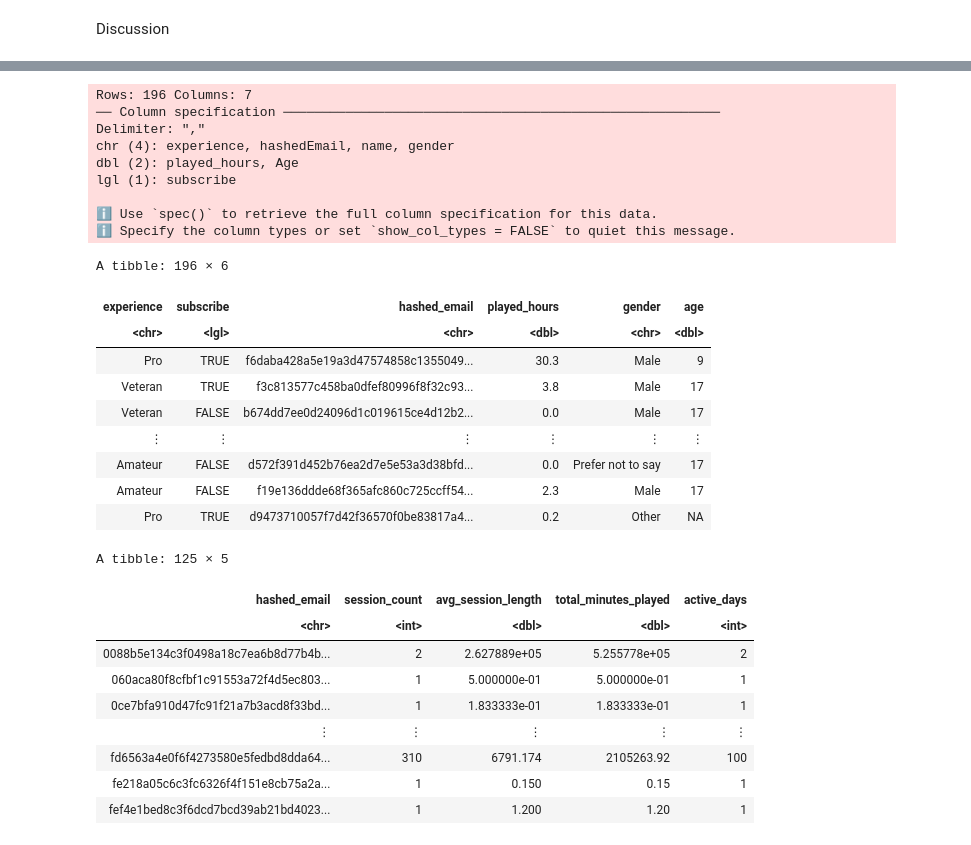
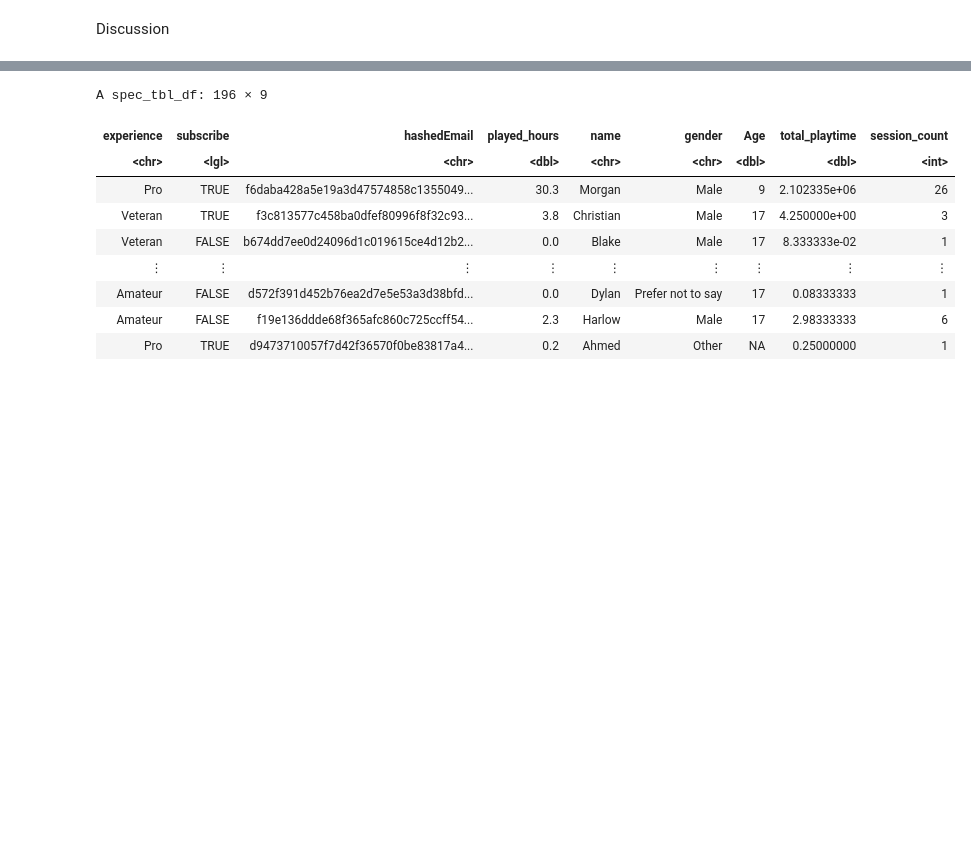
Before and after one commit to Zohranikjo/Game-Related-Newsletter-Subscription-Prediction-, a Jupyter notebook: subscription_modeling.ipynb, the cells around one changed output, grey strips where cells are left out. Saved outputs shown, nothing was run; the diff lists cells and outputs as text; code cells hidden in the pictures; blank space fills up the shorter version.

```diff
--- a/subscription_modeling.ipynb
+++ b/subscription_modeling.ipynb
@@ -86,15 +80,17 @@ A spec_tbl_df: 1535 × 5
 | fd6563a4e0f6f4273580e5fedbd8dda64... | 25/07/2024 06:15 | 25/07/2024 06:22 | 1.72189e+12 | 1.72189e+12 |
 | 36d9cbb4c6bc0c1a6911436d2da0d09ec... | 20/05/2024 02:26 | 20/05/2024 02:45 | 1.71617e+12 | 1.71617e+12 |
 # %%
+# 1. Calculate session length safely
 sessions <- sessions |>
-mutate(start_time = ymd_hms(start_time),
+  mutate(
+    start_time = ymd_hms(start_time),
     end_time = ymd_hms(end_time),
     session_seconds = as.numeric(difftime(end_time, start_time, units = "secs")),
-    session_length = session_seconds / 60  # keep it named session_length (now in minutes)
+    session_length = session_seconds / 60  # minutes
   ) |>
-  select(-session_length, everything()) |>  # remove old column if it still exists
-  relocate(session_length, .after = end_time)  # optional: move it next to time cols
-
+  filter(session_length > 0) |>  # ❗ remove negative/zero durations
+  select(-session_seconds) |>
+  relocate(session_length, .after = end_time)
 
 sessions
 # %% [output]
@@ -111,14 +107,12 @@ A tibble: 1535 × 7
 # %% [markdown]
 Discussion
 # %%
+# 2. Summarize playtime + sessions per player
 session_summary <- sessions |>
   group_by(hashedEmail) |>
-  summarise(
-    session_count = n(),
-    avg_session_length = mean(session_length, na.rm = TRUE),
-    total_minutes_played = sum(session_length, na.rm = TRUE),
-    active_days = n_distinct(as_date(start_time)),
-    .groups = "drop"
+  summarize(
+    total_playtime = sum(session_length, na.rm = TRUE),
+    session_count = n()
   )
 session_summary
 # %% [output]
@@ -135,39 +129,17 @@ A tibble: 125 × 5
 # %%
-players <- read_csv("Data/players.csv") |>
-  janitor::clean_names() |>
-  select(-name)
-players
-
-session_summary <- session_summary |> janitor::clean_names()
-session_summary
+# 3. Join with players dataset
+player_data <- players |>
+  left_join(session_summary, by = "hashedEmail")
+player_data
 # %% [output]
-Rows: 196 Columns: 7
-── Column specification ────────────────────────────────────────────────────────
-Delimiter: ","
-chr (4): experience, hashedEmail, name, gender
-dbl (2): played_hours, Age
-lgl (1): subscribe
-
-ℹ Use `spec()` to retrieve the full column specification for this data.
-ℹ Specify the column types or set `show_col_types = FALSE` to quiet this message.
+A spec_tbl_df: 196 × 9
-A tibble: 196 × 6
-| experience | subscribe | hashed_email | played_hours | gender | age |
-| <chr> | <lgl> | <chr> | <dbl> | <chr> | <dbl> |
-| Pro | TRUE | f6daba428a5e19a3d47574858c1355049... | 30.3 | Male | 9 |
-| Veteran | TRUE | f3c813577c458ba0dfef80996f8f32c93... | 3.8 | Male | 17 |
-| Veteran | FALSE | b674dd7ee0d24096d1c019615ce4d12b2... | 0.0 | Male | 17 |
-| ⋮ | ⋮ | ⋮ | ⋮ | ⋮ | ⋮ |
-| Amateur | FALSE | d572f391d452b76ea2d7e5e53a3d38bfd... | 0.0 | Prefer not to say | 17 |
-| Amateur | FALSE | f19e136ddde68f365afc860c725ccff54... | 2.3 | Male | 17 |
-| Pro | TRUE | d9473710057f7d42f36570f0be83817a4... | 0.2 | Other | NA |
+| experience | subscribe | hashedEmail | played_hours | name | gender | Age | total_playtime | session_count |
+| <chr> | <lgl> | <chr> | <dbl> | <chr> | <chr> | <dbl> | <dbl> | <int> |
+| Pro | TRUE | f6daba428a5e19a3d47574858c1355049... | 30.3 | Morgan | Male | 9 | 2.102335e+06 | 26 |
+| Veteran | TRUE | f3c813577c458ba0dfef80996f8f32c93... | 3.8 | Christian | Male | 17 | 4.250000e+00 | 3 |
+| Veteran | FALSE | b674dd7ee0d24096d1c019615ce4d12b2... | 0.0 | Blake | Male | 17 | 8.333333e-02 | 1 |
+| ⋮ | ⋮ | ⋮ | ⋮ | ⋮ | ⋮ | ⋮ | ⋮ | ⋮ |
+| Amateur | FALSE | d572f391d452b76ea2d7e5e53a3d38bfd... | 0.0 | Dylan | Prefer not to say | 17 | 0.08333333 | 1 |
+| Amateur | FALSE | f19e136ddde68f365afc860c725ccff54... | 2.3 | Harlow | Male | 17 | 2.98333333 | 6 |
+| Pro | TRUE | d9473710057f7d42f36570f0be83817a4... | 0.2 | Ahmed | Other | NA | 0.25000000 | 1 |
-A tibble: 125 × 5
-| hashed_email | session_count | avg_session_length | total_minutes_played | active_days |
-| <chr> | <int> | <dbl> | <dbl> | <int> |
-| 0088b5e134c3f0498a18c7ea6b8d77b4b... | 2 | 2.627889e+05 | 5.255778e+05 | 2 |
-| 060aca80f8cfbf1c91553a72f4d5ec803... | 1 | 5.000000e-01 | 5.000000e-01 | 1 |
-| 0ce7bfa910d47fc91f21a7b3acd8f33bd... | 1 | 1.833333e-01 | 1.833333e-01 | 1 |
-| ⋮ | ⋮ | ⋮ | ⋮ | ⋮ |
-| fd6563a4e0f6f4273580e5fedbd8dda64... | 310 | 6791.174 | 2105263.92 | 100 |
-| fe218a05c6c3fc6326f4f151e8cb75a2a... | 1 | 0.150 | 0.15 | 1 |
-| fef4e1bed8c3f6dcd7bcd39ab21bd4023... | 1 | 1.200 | 1.20 | 1 |
 # %%
```
Also changed, not shown: parts of 21 cells of this notebook.
